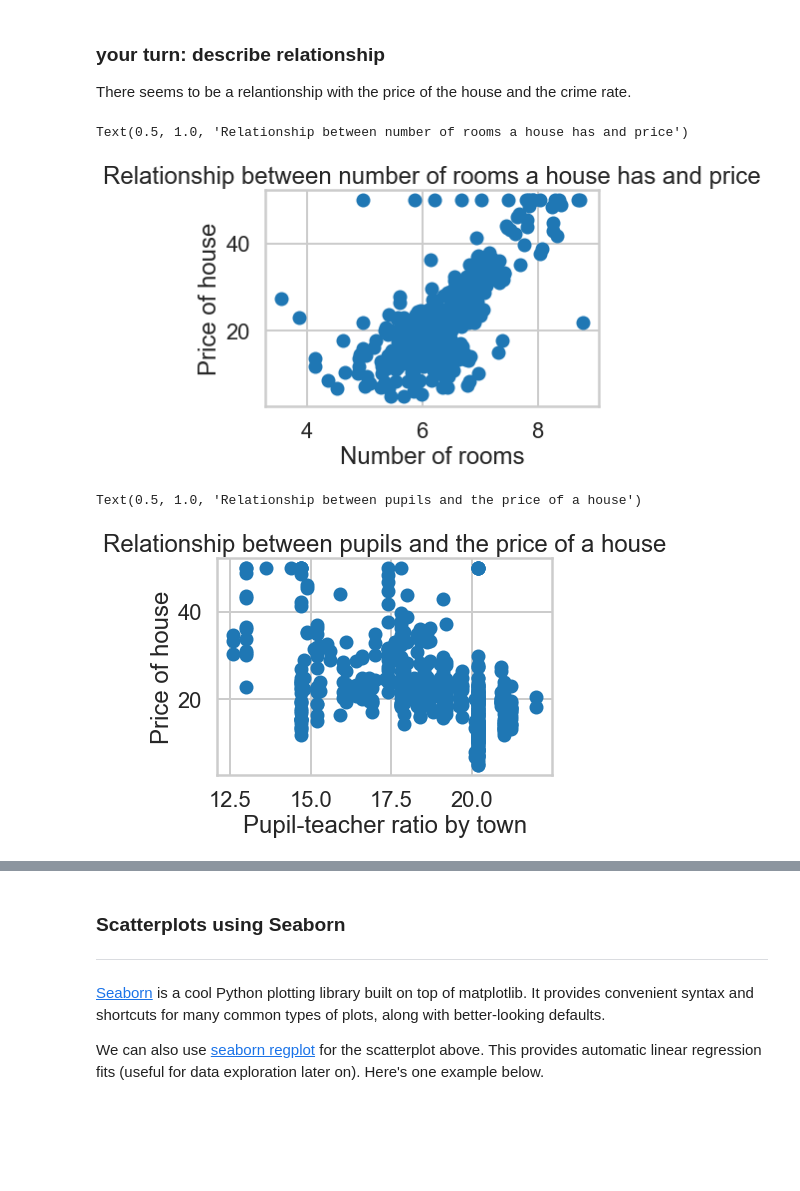
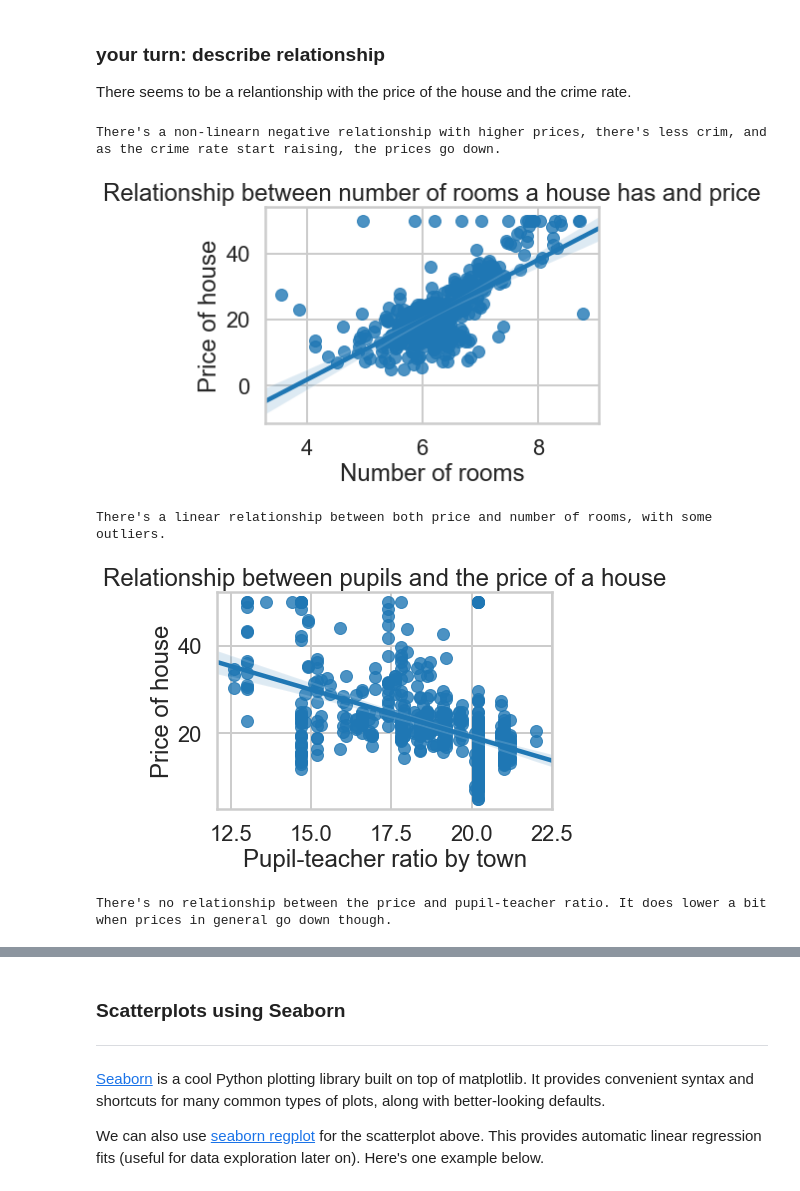
Before and after one commit to CJL89/Linear-Regression, a Jupyter notebook: Mini_Project_Linear_Regression.ipynb, the cells around one changed output, grey strips where cells are left out. Cells and saved outputs as stored; diff of their text form; code cells hidden in the pictures; blank space fills up the shorter version.

```diff
--- a/Mini_Project_Linear_Regression.ipynb
+++ b/Mini_Project_Linear_Regression.ipynb
@@ -280,23 +280,33 @@ Text(0.5, 1.0, 'Relationship between CRIM and Price')
 # %% [markdown]
 ### your turn: describe relationship
 There seems to be a relantionship with the price of the house and the crime rate.
+# %%
+print("There's a non-linearn negative relationship with higher prices, there's less crim, and as the crime rate start raising, the prices go down.")
+# %% [output]
+There's a non-linearn negative relationship with higher prices, there's less crim, and as the crime rate start raising, the prices go down.
 # %%
 # your turn: scatter plot between *RM* and *PRICE*
-plt.scatter(bos['RM'], bos['PRICE'])
+sns.regplot(bos['RM'], bos['PRICE'])
 plt.xlabel('Number of rooms')
 plt.ylabel('Price of house')
 plt.title('Relationship between number of rooms a house has and price')
+plt.show()
+
+print("There's a linear relationship between both price and number of rooms, with some outliers.")
 # %% [output]
+[figure, new version]
-Text(0.5, 1.0, 'Relationship between number of rooms a house has and price')
+There's a linear relationship between both price and number of rooms, with some outliers.
-[figure, old version]
 # %%
 # your turn: scatter plot between *PTRATIO* and *PRICE*
-plt.scatter(bos['PTRATIO'], bos['PRICE'])
+sns.regplot(bos['PTRATIO'], bos['PRICE'])
 plt.xlabel('Pupil-teacher ratio by town')
 plt.ylabel('Price of house')
 plt.title('Relationship between pupils and the price of a house')
+plt.show()
+
+print("There's no relationship between the price and pupil-teacher ratio. It does lower a bit when prices in general go down though.")
 # %% [output]
+[figure, new version]
-Text(0.5, 1.0, 'Relationship between pupils and the price of a house')
+There's no relationship between the price and pupil-teacher ratio. It does lower a bit when prices in general go down though.
-[figure, old version]
 # %%
 # your turn: create some other scatter plots
```
Also changed, not shown: parts of 21 cells of this notebook.
